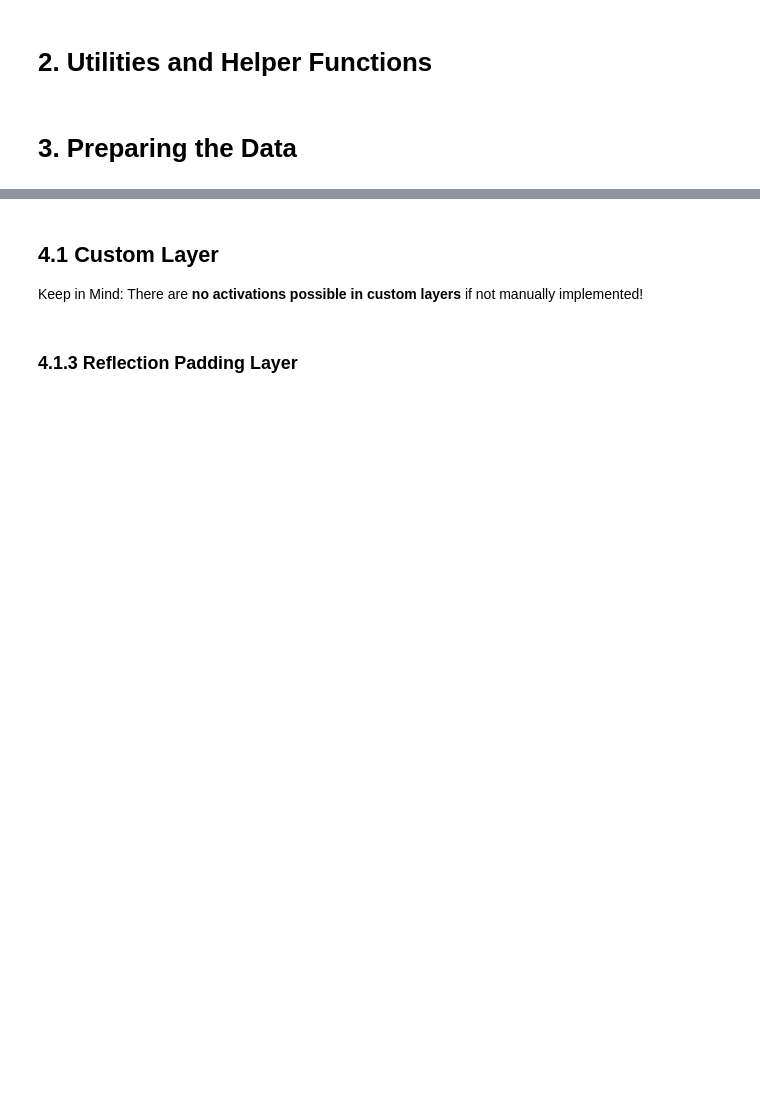
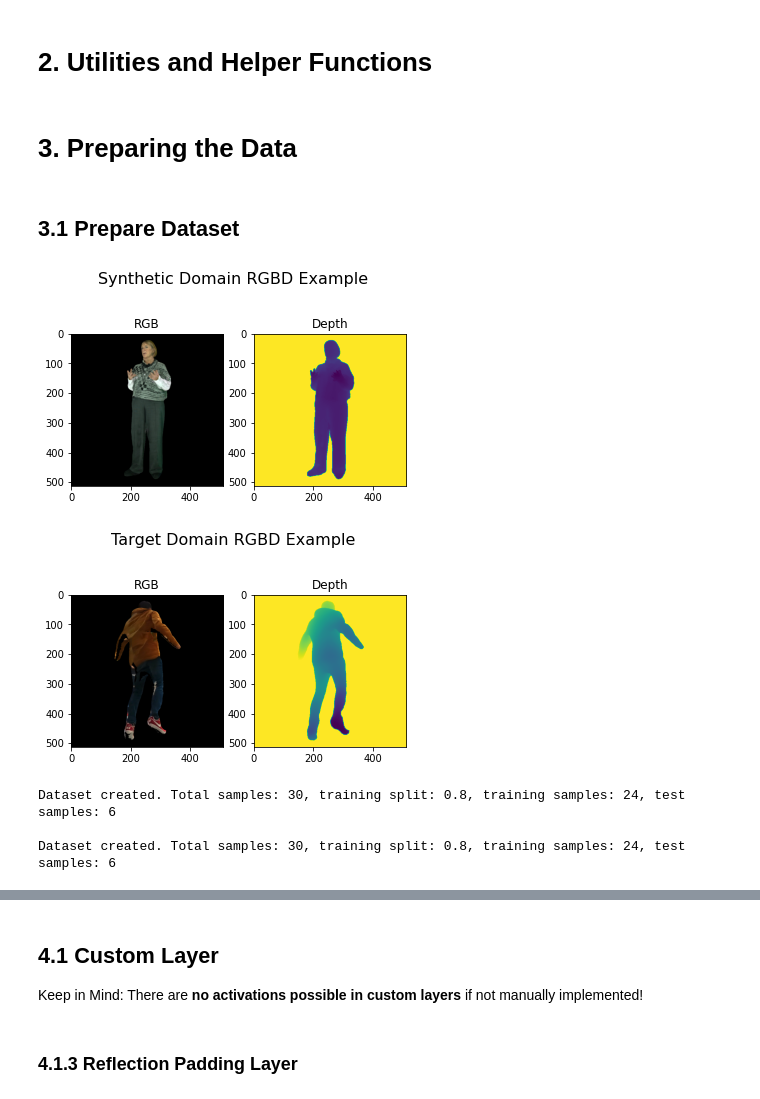
Before and after one commit to sascha-kirch/VoloGAN, a Jupyter notebook: VologramsData_Playground.ipynb, the cells around one changed output, grey strips where cells are left out. Saved outputs shown, nothing was run; the diff lists cells and outputs as text; code cells hidden in the pictures; blank space fills up the shorter version.

Commit message:
Dataset is prepared

```diff
--- a/VologramsData_Playground.ipynb
+++ b/VologramsData_Playground.ipynb
@@ -79,16 +79,27 @@ Number of accelerators:  1
 <a name="1-3"></a>
 ## 1.3 Global Parameters
 # %%
-DATA_PATH = os.path.join("/content","drive","My Drive","DatasetVolograms", "Synthetic_Data_Samples")
+DATA_PATH_SYNTHETIC = os.path.join("/content","drive","My Drive","DatasetVolograms", "Synthetic_Data_Samples")
+DATA_PATH_TARGET = os.path.join("/content","drive","My Drive","DatasetVolograms", "Target_Data_Samples")
 
 # The global batch size is the batch size per replica (1 in this case) times the number of replicas in the distribution strategy (In Colab: 8 for TPU, 1 for GPU and CPU).
-BATCH_SIZE = 1 * strategy.num_replicas_in_sync
+BATCH_SIZE = 1
+GLOBAL_BATCH_SIZE = BATCH_SIZE * strategy.num_replicas_in_sync
+
+# Used for the data piple to feed the data to the network
+BUFFER_SIZE = 256
+
+# RGBD Image: Height = Width = 512, Channel: Red, Green, Blue, Depth
+IMG_SIZE = (512,512,4)
 
 # Weights initializer for the layers.
 KERNEL_INIT = tf.keras.initializers.RandomNormal(mean=0.0, stddev=0.02)
 
 # Gamma initializer for instance normalization.
 GAMMA_INIT = tf.keras.initializers.RandomNormal(mean=0.0, stddev=0.02)
+
+#autotune function for parallelism.
+AUTOTUNE = tf.data.experimental.AUTOTUNE
 # %% [markdown]
 <a name="2"></a>
 # 2. Utilities and Helper Functions
@@ -160,6 +195,7 @@ def Create_tensorflow_dataset(data):
 # %%
-def Plot_RGBD_Sample(rgbd):
+def Plot_RGBD_Sample(rgbd, title = "RGBD Plot"):
     fig = plt.figure()
+    fig.suptitle(title, fontsize=16)
     ax = fig.add_subplot(1, 2, 1)
     imgplot = plt.imshow(rgbd[:,:,0:3])
     ax.set_title('RGB')
@@ -172,7 +208,7 @@ def Plot_RGBD_Sample(rgbd):
     plt.show()
 
 def Plot_Multiple_RGBD(rgbd_samples, count = 6):
-    fig = plt.figure()
+    fig = plt.figure(figsize=[20,20])
     samplesToPlot = min(rgbd_samples.shape[0], count)
     for i in range(0, samplesToPlot):
         ax = fig.add_subplot(3, 4, i*2+1)
@@ -188,3 +224,23 @@ def Plot_Multiple_RGBD(rgbd_samples, count = 6):
 # %% [markdown]
 <a name="3"></a>
 # 3. Preparing the Data
+# %% [markdown]
+<a name="3-1"></a>
+## 3.1 Prepare Dataset
+# %%
+#Load data, and inspect examples
+rgbd_synthetic = Combine_color_depth(DATA_PATH_SYNTHETIC)
+rgbd_target = Combine_color_depth(DATA_PATH_TARGET)
+Plot_RGBD_Sample(rgbd_synthetic[0,...], "Synthetic Domain RGBD Example")
+Plot_RGBD_Sample(rgbd_target[0,...], "Target Domain RGBD Example")
+# %% [output]
+[figure, added]
+[figure, added]
+# %%
+#Create Tensorflow Datasets and split into training and test sets.
+train_synthetic, test_synthetic = Create_tensorflow_dataset(rgbd_synthetic, trainSplit = 0.8)
+train_target, test_target = Create_tensorflow_dataset(rgbd_target, trainSplit = 0.8)
+# %% [output]
+Dataset created. Total samples: 30, training split: 0.8, training samples: 24, test samples: 6
+
+Dataset created. Total samples: 30, training split: 0.8, training samples: 24, test samples: 6
```
Also changed, not shown: parts of 17 cells of this notebook.
